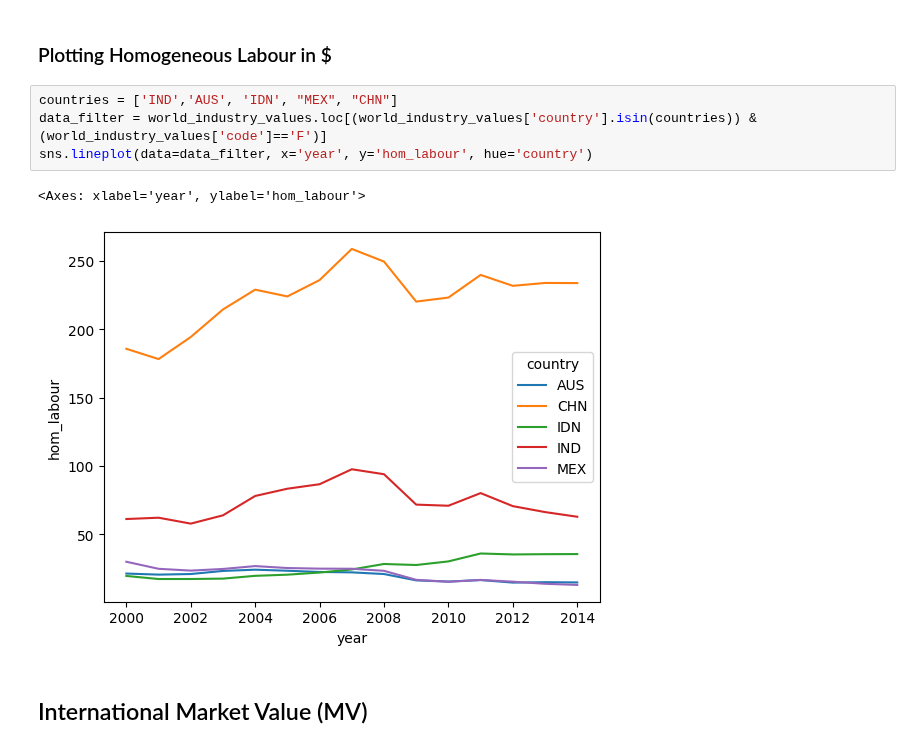
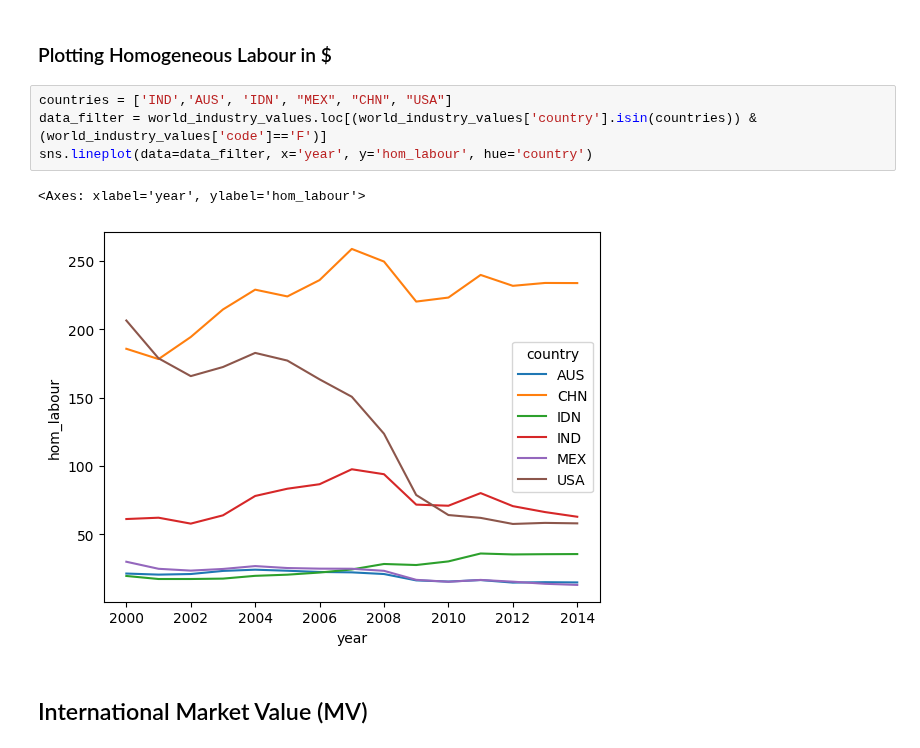
Before and after one commit to kavyajeetbora/ETL_wages, a Jupyter notebook: WIOD.ipynb, the cells around one changed output. Drawn from its saved outputs; the diff is of its cells as text.

```diff
--- a/WIOD.ipynb
+++ b/WIOD.ipynb
@@ -402,11 +402,11 @@ world_industry_values.to_excel('world_industry_values.xlsx')
 # %% [markdown]
 ### Plotting Homogeneous Labour in $
 # %%
-countries = ['IND','AUS', 'IDN', "MEX", "CHN"]
+countries = ['IND','AUS', 'IDN', "MEX", "CHN", "USA"]
 data_filter = world_industry_values.loc[(world_industry_values['country'].isin(countries)) & (world_industry_values['code']=='F')]
 sns.lineplot(data=data_filter, x='year', y='hom_labour', hue='country')
 # %% [output]
 <Axes: xlabel='year', ylabel='hom_labour'>
-[figure, old version]
+[figure, new version]
 # %% [markdown]
 ## International Market Value (MV)
```
Also changed, not shown: parts of 8 cells of this notebook.
